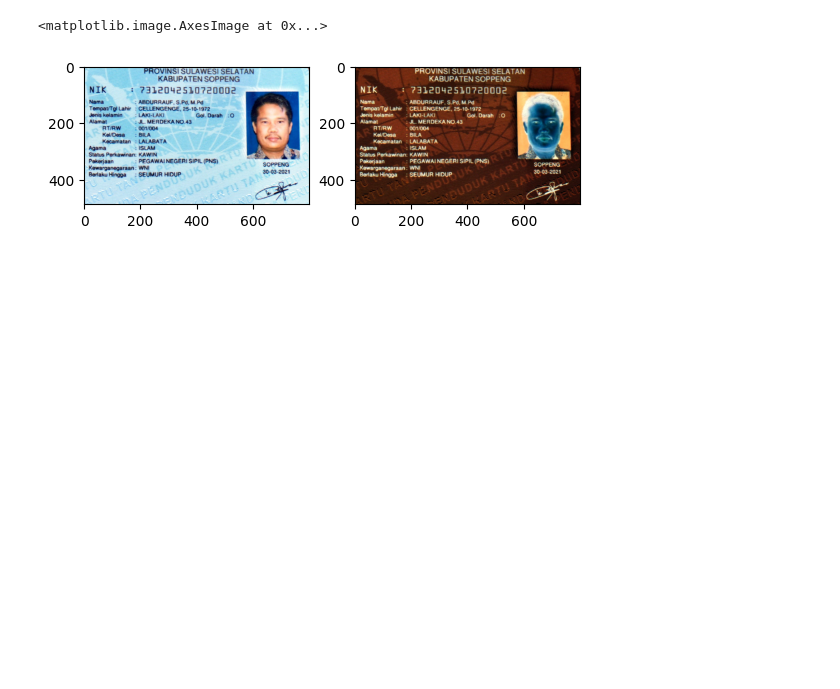
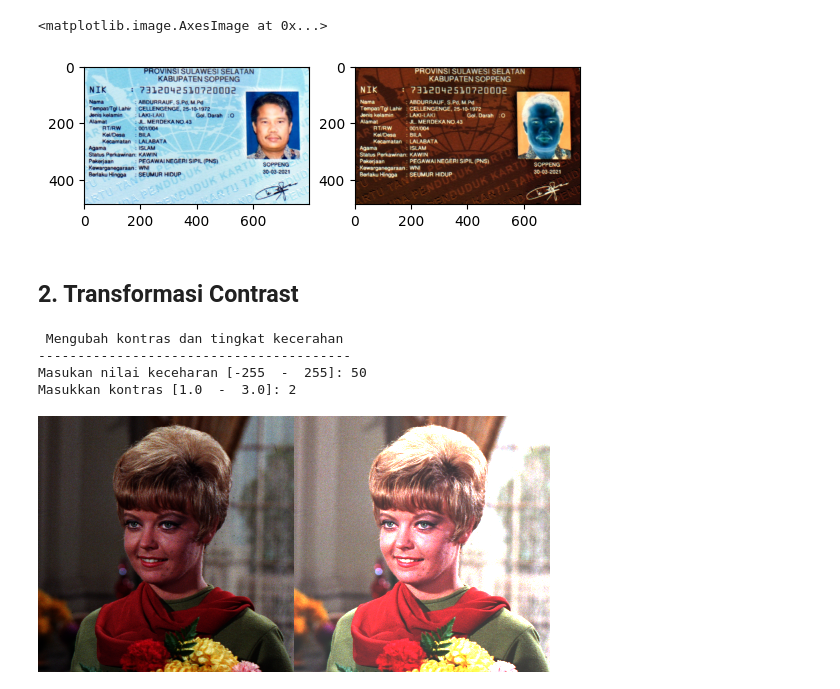
Before and after one commit to RizaldyAli/PCVK_Ganjil_2023, a Jupyter notebook: week03.ipynb, the cells around one changed output. Saved outputs shown, nothing was run; the diff lists cells and outputs as text; code cells hidden in the pictures; blank space fills up the shorter version.

```diff
--- a/week03.ipynb
+++ b/week03.ipynb
@@ -48,3 +54,32 @@ ax[1].imshow(img_inverse)
 # %% [output]
 <matplotlib.image.AxesImage at 0x...>
 [figure]
+# %% [markdown]
+## 2.  Transformasi Contrast
+# %%
+print(' Mengubah kontras dan tingkat kecerahan ')
+print('----------------------------------------')
+
+try:
+  brightness = int(input('Masukan nilai keceharan [-255  -  255]: '))
+  contrast = float(input('Masukkan kontras [1.0  -  3.0]: '))
+except ValueError:
+  print('Error, not a number')
+
+original = cv.imread('/content/drive/MyDrive/PCVK_Ganjil 2023/Images/female.tiff')
+contrast_image = np.zeros(original.shape, original.dtype)
+
+
+for y in range(original.shape[0]):
+  for x in range(original.shape[1]):
+    for c in range(original.shape[2]):
+      contrast_image[y,x,c] = np.clip(contrast*original[y,x,c] + brightness, 0, 255)
+
+final_frame = cv.hconcat((original, contrast_image))
+cv2_imshow(final_frame)
+# %% [output]
+ Mengubah kontras dan tingkat kecerahan
+----------------------------------------
+Masukan nilai keceharan [-255  -  255]: 50
+Masukkan kontras [1.0  -  3.0]: 2
+[figure, added]
```
Also changed, not shown: parts of 14 cells of this notebook.
